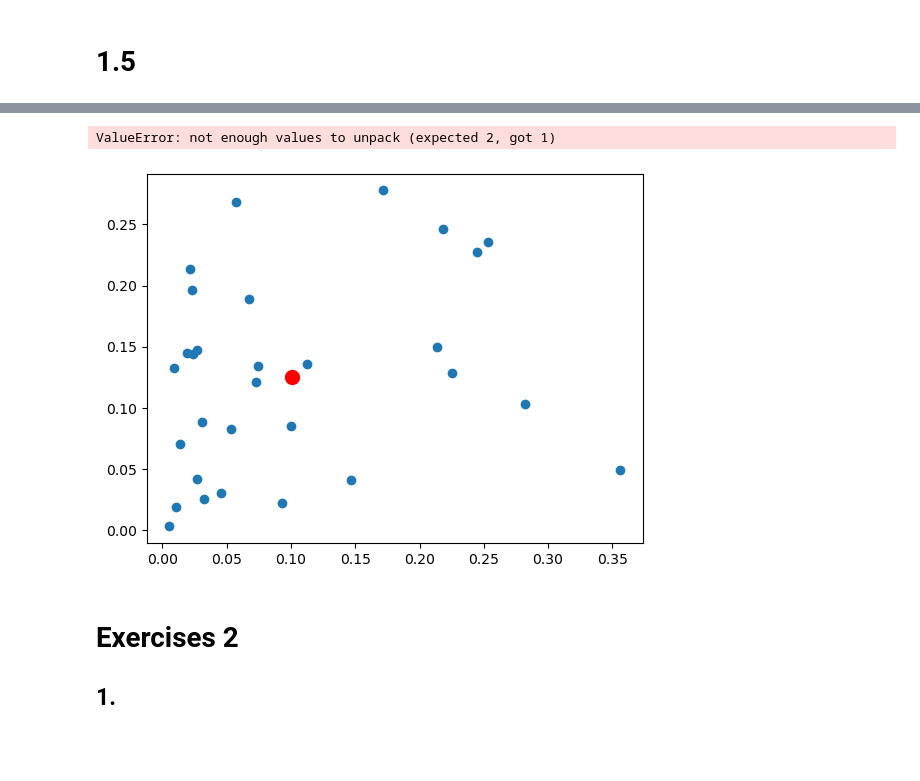
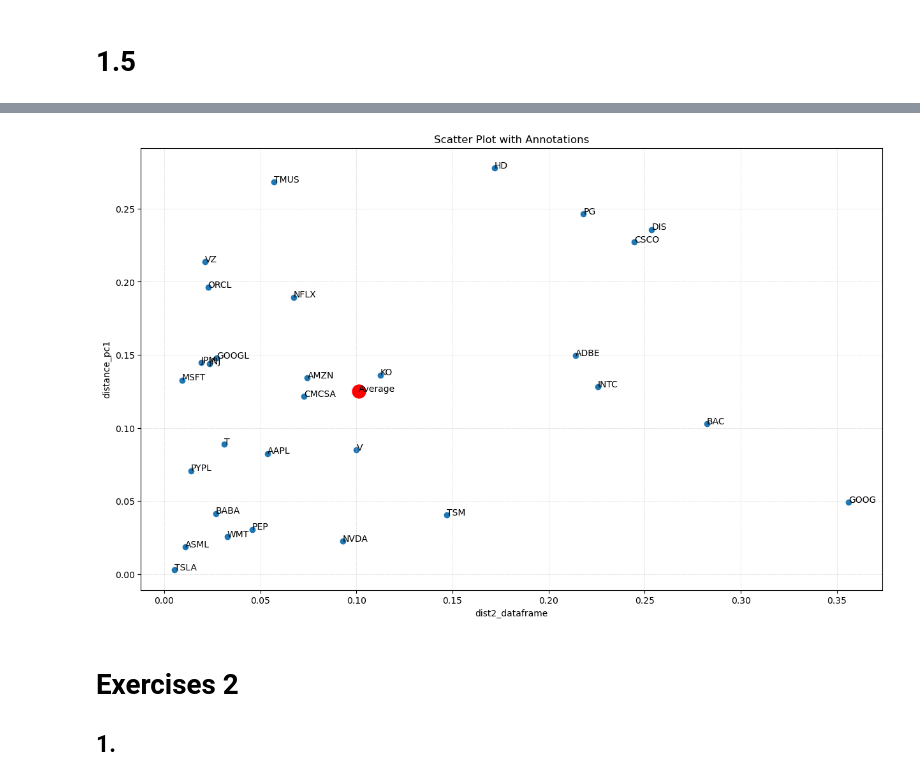
Before and after one commit to ntakirutimanapierre/The-Use-of-PCA-, a Jupyter notebook: pntakiru_DIAML_Assignment7.ipynb, the cells around one changed output, grey strips where cells are left out. Drawn from its saved outputs; the diff is of its cells as text; code cells hidden in the pictures; blank space fills up the shorter version.

```diff
--- a/pntakiru_DIAML_Assignment7.ipynb
+++ b/pntakiru_DIAML_Assignment7.ipynb
@@ -144,26 +102,57 @@ plt.show()
+# %%
+
+
+pc1_average = np.mean(principal_components[0])
+pc2_average = np.mean(principal_components[1])
+
+
+# Calculate the distance from each company to the average of the first principal component
+distance_pc1 = np.abs(principal_components[0] - pc1_average)
+pc1_average = np.mean(distance_pc1)
+dist1_dataframe = pd.DataFrame(distance_pc1, columns=['distance_pc1'], index=dow_symbols)
+
+# calculate the distance from each company to the average of the second principal component
+distance_pc2 = np.abs(principal_components[1] - pc2_average)
+pc2_average = np.mean(distance_pc2)
+
+dist2_dataframe = pd.DataFrame(distance_pc2, columns=['distance_pc2'], index=dow_symbols)
+
+
+
+dist1_dataframe.index.name = 'Symbol'
+dist2_dataframe.index.name = 'Symbol'
+
+# merge the two dataframes
+# merged_df = dist1_dataframe.merge(dist2_dataframe)
+# merged_df
+
+merged_df = dist1_dataframe.merge(dist2_dataframe, left_index=True, right_index=True)
 # %%
 # plt.scatter(dist2_dataframe, distance_pc1)
 # plt.plot(pca_2_average, pc1_average,  'ro', markersize=10, label='Average')
 # plt.show()
 
 # Assuming you have dist2_dataframe, distance_pc1, pca_2_average, and pc1_average
 
-plt.scatter(dist2_dataframe, distance_pc1)
-plt.plot(pca_2_average, pc1_average, 'ro', markersize=10, label='Average')
+
+plt.figure(figsize=(15, 9))
+plt.scatter(merged_df['distance_pc2'], merged_df['distance_pc1'])
+plt.plot(pc2_average, pc1_average, 'ro', markersize=15, label='Average')
+plt.annotate('Average', (pc2_average, pc1_average))
 
 # Annotate each point with the corresponding index
-for i, (x, y) in enumerate(zip(dist2_dataframe)):
-    plt.annotate(f'Index {i}', (x, y), textcoords="offset points", xytext=(0,5), ha='center')
+# Annotations
+for i, txt in enumerate(merged_df.index):
+    plt.annotate(txt, (merged_df['distance_pc2'][i], merged_df['distance_pc1'][i]))
 
 plt.xlabel('dist2_dataframe')
 plt.ylabel('distance_pc1')
 plt.title('Scatter Plot with Annotations')
-plt.legend()
+# plt.legend()
 plt.grid(True, linestyle='--', linewidth=0.5, alpha=0.5)
 plt.show()
 # %% [output]
-ValueError: not enough values to unpack (expected 2, got 1)
-[figure, old version]
+[figure, new version]
 # %% [markdown]
 # Exercises 2
 
```
Also changed, not shown: parts of 21 cells of this notebook, 4 other files.
